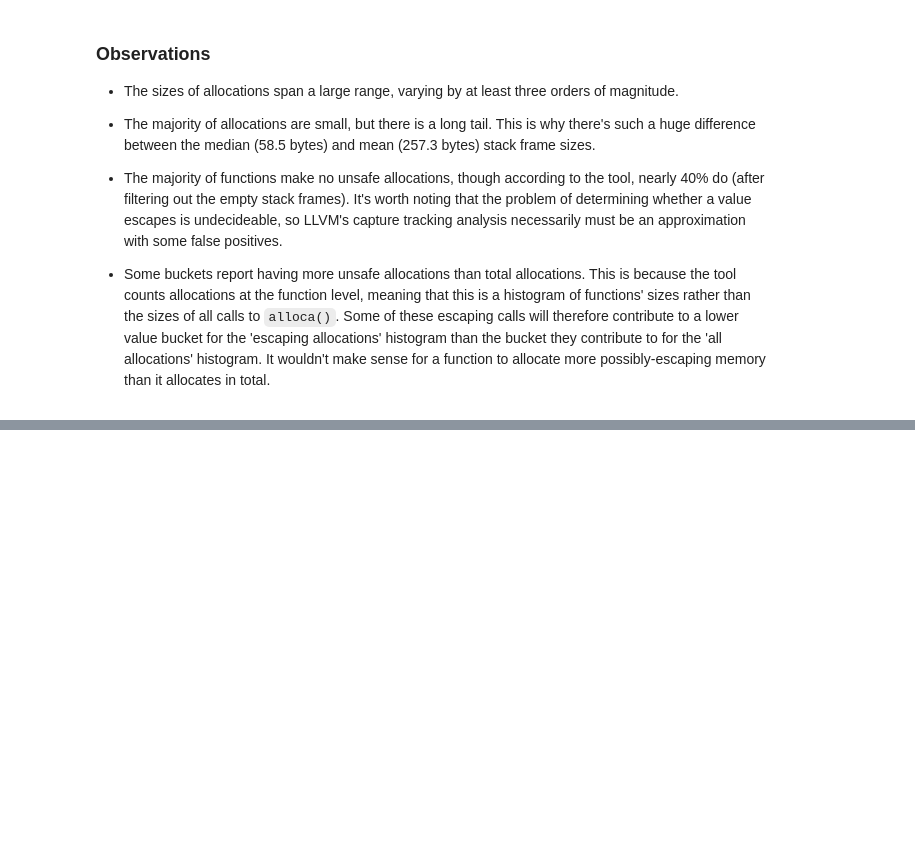
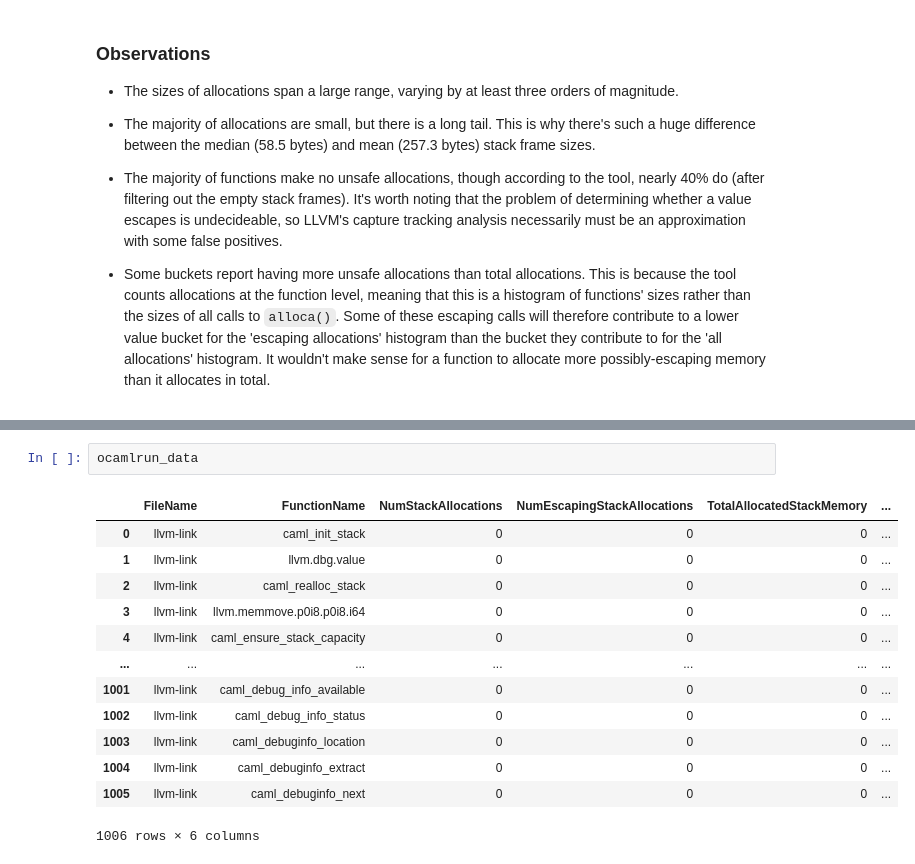
Before and after one commit to bencole12345/StackUsageSurveyWorkbooks, a Jupyter notebook: Static Stack Usage Survey.ipynb, the cells around one changed output, grey strips where cells are left out. Saved outputs shown, nothing was run; the diff lists cells and outputs as text; blank space fills up the shorter version.

```diff
--- a/Static Stack Usage Survey.ipynb
+++ b/Static Stack Usage Survey.ipynb
@@ -228,0 +242,16 @@ plot_stack_allocation_CDFs(grep_data_no_empty_frames)
+# %%
+ocamlrun_data
+# %% [output]
+|  | FileName | FunctionName | NumStackAllocations | NumEscapingStackAllocations | TotalAllocatedStackMemory | ... |
+| 0 | llvm-link | caml_init_stack | 0 | 0 | 0 | ... |
+| 1 | llvm-link | llvm.dbg.value | 0 | 0 | 0 | ... |
+| 2 | llvm-link | caml_realloc_stack | 0 | 0 | 0 | ... |
+| 3 | llvm-link | llvm.memmove.p0i8.p0i8.i64 | 0 | 0 | 0 | ... |
+| 4 | llvm-link | caml_ensure_stack_capacity | 0 | 0 | 0 | ... |
+| ... | ... | ... | ... | ... | ... | ... |
+| 1001 | llvm-link | caml_debug_info_available | 0 | 0 | 0 | ... |
+| 1002 | llvm-link | caml_debug_info_status | 0 | 0 | 0 | ... |
+| 1003 | llvm-link | caml_debuginfo_location | 0 | 0 | 0 | ... |
+| 1004 | llvm-link | caml_debuginfo_extract | 0 | 0 | 0 | ... |
+| 1005 | llvm-link | caml_debuginfo_next | 0 | 0 | 0 | ... |
+1006 rows × 6 columns
```
Also changed, not shown: parts of 9 cells of this notebook, 1 other file.
